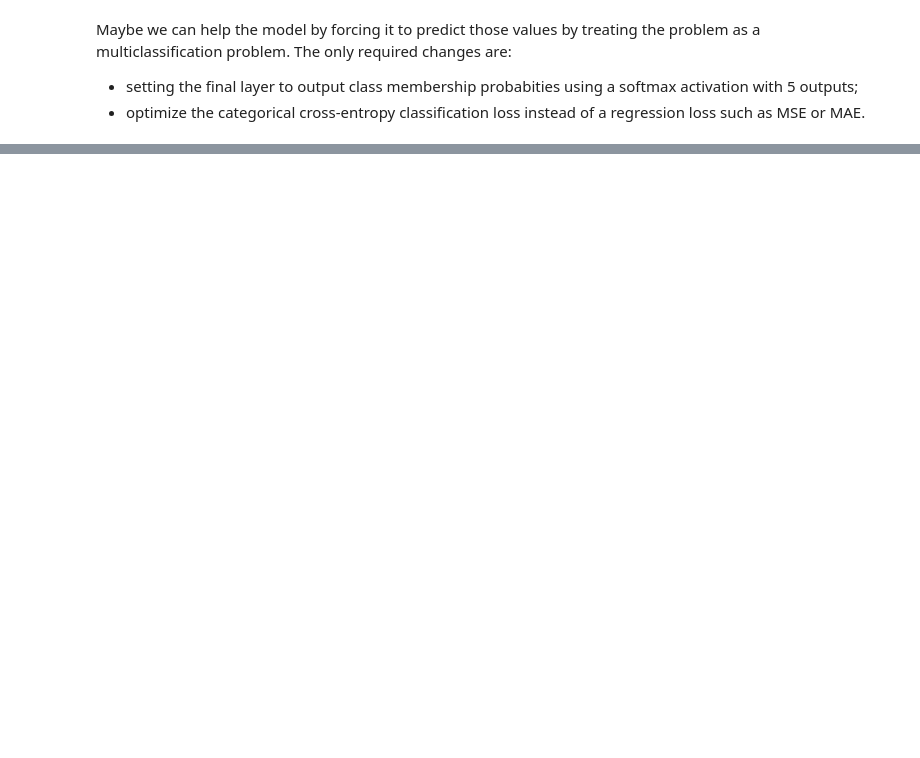
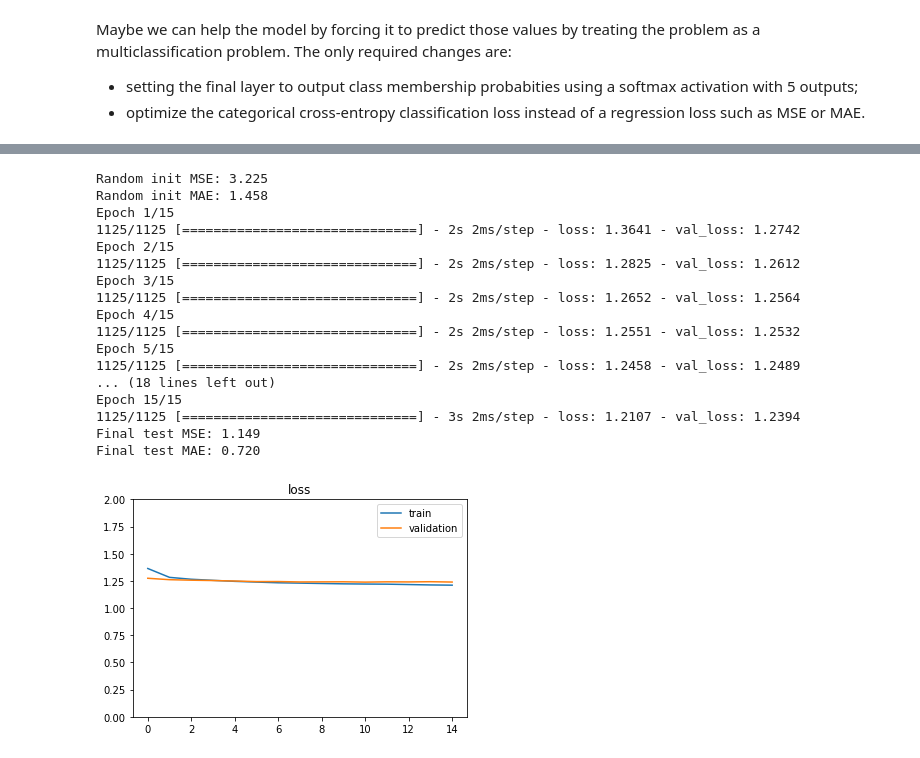
Before and after one commit to hrialan/AppliedDeepLearning_M2DataScience, a Jupyter notebook: labs/03_neural_recsys/Explicit_Feedback_Neural_Recommender_System.ipynb, the cells around one changed output, grey strips where cells are left out. Drawn from its saved outputs; the diff is of its cells as text; code cells hidden in the pictures; blank space fills up the shorter version.

```diff
--- a/labs/03_neural_recsys/Explicit_Feedback_Neural_Recommender_System.ipynb
+++ b/labs/03_neural_recsys/Explicit_Feedback_Neural_Recommender_System.ipynb
@@ -766,0 +996,77 @@ Maybe we can help the model by forcing it to predict those values by treating th
+# %%
+# %load solutions/classification.py
+class ClassificationModel(Model):
+    def __init__(self, embedding_size, max_user_id, max_item_id):
+        super().__init__()
+
+        self.user_embedding = Embedding(output_dim=embedding_size, input_dim=max_user_id + 1,
+                                        input_length=1, name='user_embedding')
+        self.item_embedding = Embedding(output_dim=embedding_size, input_dim=max_item_id + 1,
+                                        input_length=1, name='item_embedding')
+
+        # The following two layers don't have parameters.
+        self.flatten = Flatten()
+        self.concat = Concatenate()
+
+        self.dropout1 = Dropout(0.5)
+        self.dense1 = Dense(128, activation="relu")
+        self.dropout2 = Dropout(0.2)
+        self.dense2 = Dense(128, activation='relu')
+        self.dense3 = Dense(5, activation="softmax")
+
+    def call(self, inputs):
+        user_inputs = inputs[0]
+        item_inputs = inputs[1]
+
+        user_vecs = self.flatten(self.user_embedding(user_inputs))
+        item_vecs = self.flatten(self.item_embedding(item_inputs))
+
+        input_vecs = self.concat([user_vecs, item_vecs])
+
+        y = self.dropout1(input_vecs)
+        y = self.dense1(y)
+        y = self.dropout2(y)
+        y = self.dense2(y)
+        y = self.dense3(y)
+
+        return y
+
+model = ClassificationModel(16, max_user_id, max_item_id)
+model.compile(optimizer='adam', loss='sparse_categorical_crossentropy')
+
+initial_train_preds = model.predict([user_id_train, item_id_train]).argmax(axis=1) + 1
+print("Random init MSE: %0.3f" % mean_squared_error(initial_train_preds, rating_train))
+print("Random init MAE: %0.3f" % mean_absolute_error(initial_train_preds, rating_train))
+
+history = model.fit([user_id_train, item_id_train], rating_train - 1,
+                    batch_size=64, epochs=15, validation_split=0.1,
+                    shuffle=True)
+
+plt.plot(history.history['loss'], label='train')
+plt.plot(history.history['val_loss'], label='validation')
+plt.ylim(0, 2)
+plt.legend(loc='best')
+plt.title('loss');
+
+test_preds = model.predict([user_id_test, item_id_test]).argmax(axis=1) + 1
+print("Final test MSE: %0.3f" % mean_squared_error(test_preds, rating_test))
+print("Final test MAE: %0.3f" % mean_absolute_error(test_preds, rating_test))
+# %% [output]
+Random init MSE: 3.225
+Random init MAE: 1.458
+Epoch 1/15
+1125/1125 [==============================] - 2s 2ms/step - loss: 1.3641 - val_loss: 1.2742
+Epoch 2/15
+1125/1125 [==============================] - 2s 2ms/step - loss: 1.2825 - val_loss: 1.2612
+Epoch 3/15
+1125/1125 [==============================] - 2s 2ms/step - loss: 1.2652 - val_loss: 1.2564
+Epoch 4/15
+1125/1125 [==============================] - 2s 2ms/step - loss: 1.2551 - val_loss: 1.2532
+Epoch 5/15
+1125/1125 [==============================] - 2s 2ms/step - loss: 1.2458 - val_loss: 1.2489
+... (18 lines left out)
+Epoch 15/15
+1125/1125 [==============================] - 3s 2ms/step - loss: 1.2107 - val_loss: 1.2394
+Final test MSE: 1.149
+Final test MAE: 0.720
+[figure, added]
```
Also changed, not shown: parts of 36 cells of this notebook.
